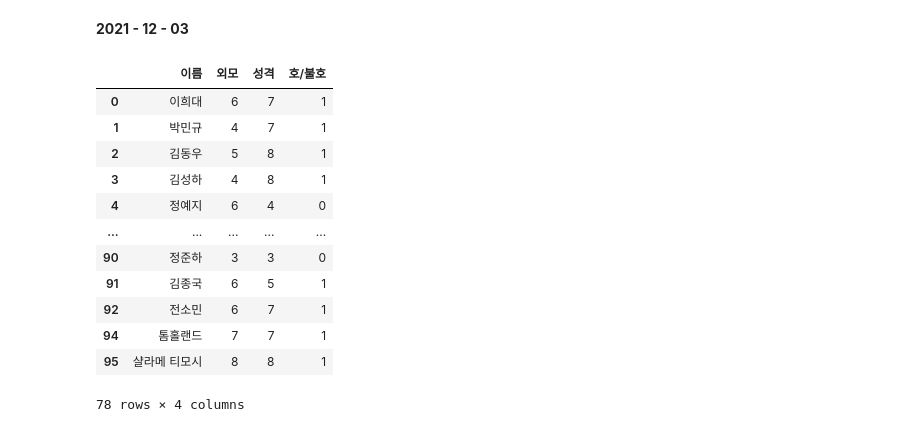
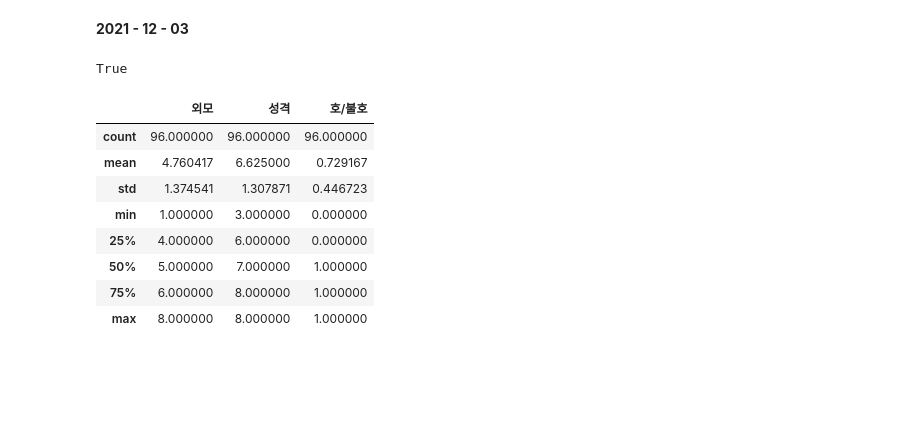
Before and after one commit to eaglehkim/python, a Jupyter notebook: prac_ipynb의_사본.ipynb, the cells around one changed output. Drawn from its saved outputs; the diff is of its cells as text; code cells hidden in the pictures; blank space fills up the shorter version.

```diff
--- a/prac_ipynb의_사본.ipynb
+++ b/prac_ipynb의_사본.ipynb
@@ -1195,6 +1195,44 @@ data_frame['호감도']
 # 이    7
 # 나    6
 # Name: 호감도, dtype: int64
+
+data_frame.index
+# Index(['김', '이', '나'], dtype='object')
+
+B = data_frame.values
+B
+# array([[9, 7, 6],
+#       [8, 6, 7],
+#       [8, 6, 6]])
+
+mean = np.mean(B[0,:])
+mean
+# 7.333333333333333
+
+B[0,:]
+# array([9, 7, 6])
+
+B[0,:]
+# array([9, 7, 6])
+
+data_frame['외모']
+#김    9
+#이    8
+#나    8
+#Name: 외모, dtype: int64
+
+B * 2
+#array([[18, 14, 12],
+#       [16, 12, 14],
+#       [16, 12, 12]])
+
+'김' in data_frame.index
+# True
+
+'외모' in data_frame.columns
+# True
+# %% [output]
+True
 # %%
 B = pd.read_csv("/content/work.csv", encoding='euc-kr') # encoding='cp949' 도 가능
 
@@ -1218,43 +1256,41 @@ B[B['외모']>5]
 #69	이용진	6	6	1
 #71	황진태	6	7	1
 #72	허아람	6	8	1
 #74	공기준	6	7	1
 #80	이광수	6	7	1
 #81	권지용	7	4	0
 #82	탑	7	5	0
 #84	전광수	7	4	1
 #91	김종국	6	5	1
 #92	전소민	6	7	1
 #93	송지효	7	6	1
 #94	톰홀랜드	7	7	1
 #95	샬라메 티모시	8	8	1
 
 B[B['성격']!=6]
 
 #이름	외모	성격	호/불호
 #0	이희대	6	7	1
 #1	박민규	4	7	1
 #2	김동우	5	8	1
 #3	김성하	4	8	1
 #4	정예지	6	4	0
 #...	...	...	...	...
 #90	정준하	3	3	0
 #91	김종국	6	5	1
 #92	전소민	6	7	1
 #94	톰홀랜드	7	7	1
 #95	샬라메 티모시	8	8	1
 #78 rows × 4 columns
+
+B.describe()
 # %% [output]
-|  | 이름 | 외모 | 성격 | 호/불호 |
-| 0 | 이희대 | 6 | 7 | 1 |
-| 1 | 박민규 | 4 | 7 | 1 |
-| 2 | 김동우 | 5 | 8 | 1 |
-| 3 | 김성하 | 4 | 8 | 1 |
-| 4 | 정예지 | 6 | 4 | 0 |
-| ... | ... | ... | ... | ... |
-| 90 | 정준하 | 3 | 3 | 0 |
-| 91 | 김종국 | 6 | 5 | 1 |
-| 92 | 전소민 | 6 | 7 | 1 |
-| 94 | 톰홀랜드 | 7 | 7 | 1 |
-| 95 | 샬라메 티모시 | 8 | 8 | 1 |
+|  | 외모 | 성격 | 호/불호 |
+| count | 96.000000 | 96.000000 | 96.000000 |
+| mean | 4.760417 | 6.625000 | 0.729167 |
+| std | 1.374541 | 1.307871 | 0.446723 |
+| min | 1.000000 | 3.000000 | 0.000000 |
+| 25% | 4.000000 | 6.000000 | 0.000000 |
+| 50% | 5.000000 | 7.000000 | 1.000000 |
+| 75% | 6.000000 | 8.000000 | 1.000000 |
+| max | 8.000000 | 8.000000 | 1.000000 |
-78 rows × 4 columns
```
Also changed, not shown: parts of 1 cell of this notebook.
